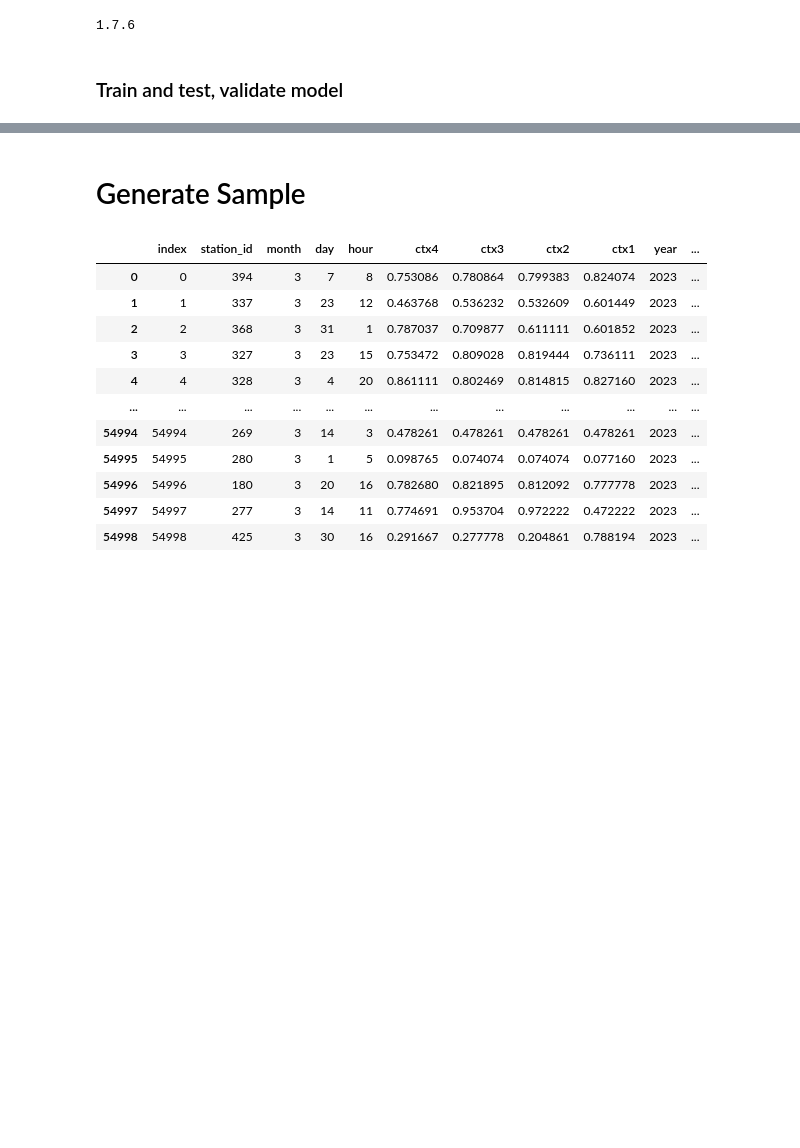
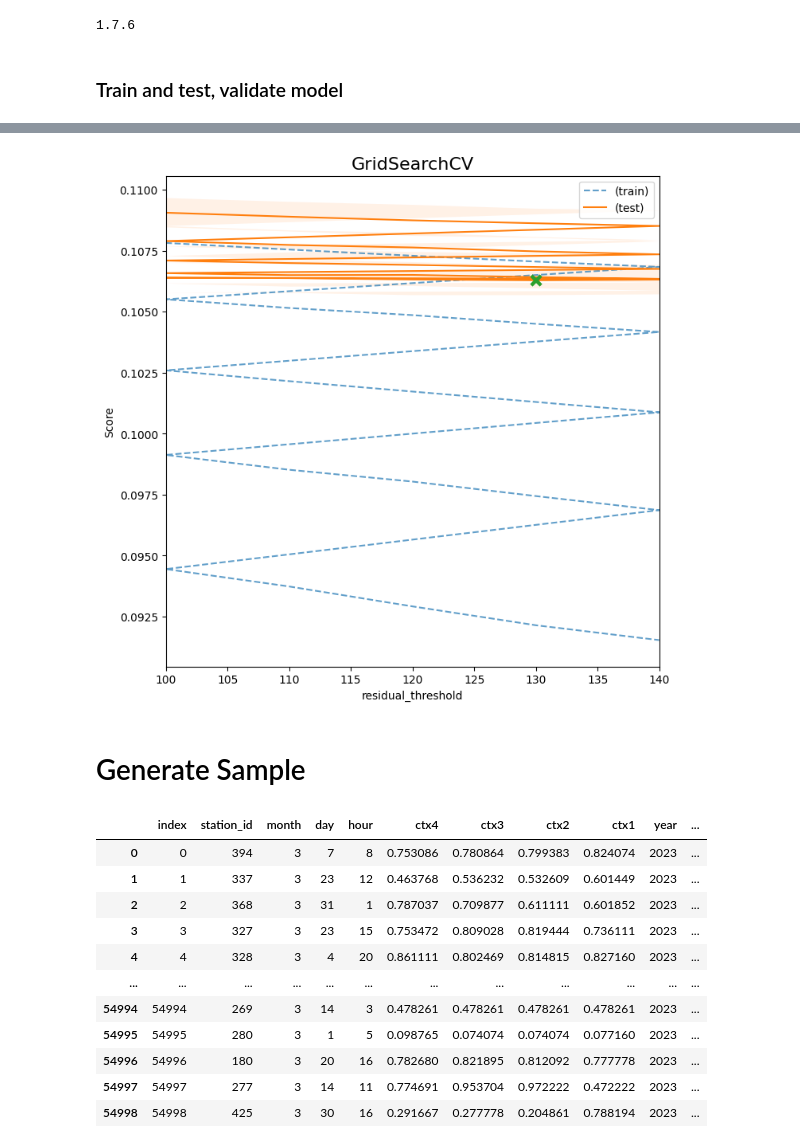
Before and after one commit to or1ol/CaptstoneProject, a Jupyter notebook: dades_complet_v1-6-Prediction-21-22-alladditionaldata.ipynb, the cells around one changed output, grey strips where cells are left out. Drawn from its saved outputs; the diff is of its cells as text; code cells hidden in the pictures; blank space fills up the shorter version.

```diff
--- a/dades_complet_v1-6-Prediction-21-22-alladditionaldata.ipynb
+++ b/dades_complet_v1-6-Prediction-21-22-alladditionaldata.ipynb
@@ -1728,3 +1917,7 @@ Wall time: 30min 8s
+# %%
+print_grid_result(results, 'param_n_estimators')
+# %% [output]
+[figure, added]
 # %% [markdown]
 # Generate Sample
 # %%
```
Also changed, not shown: parts of 35 cells of this notebook, 4 other files.
